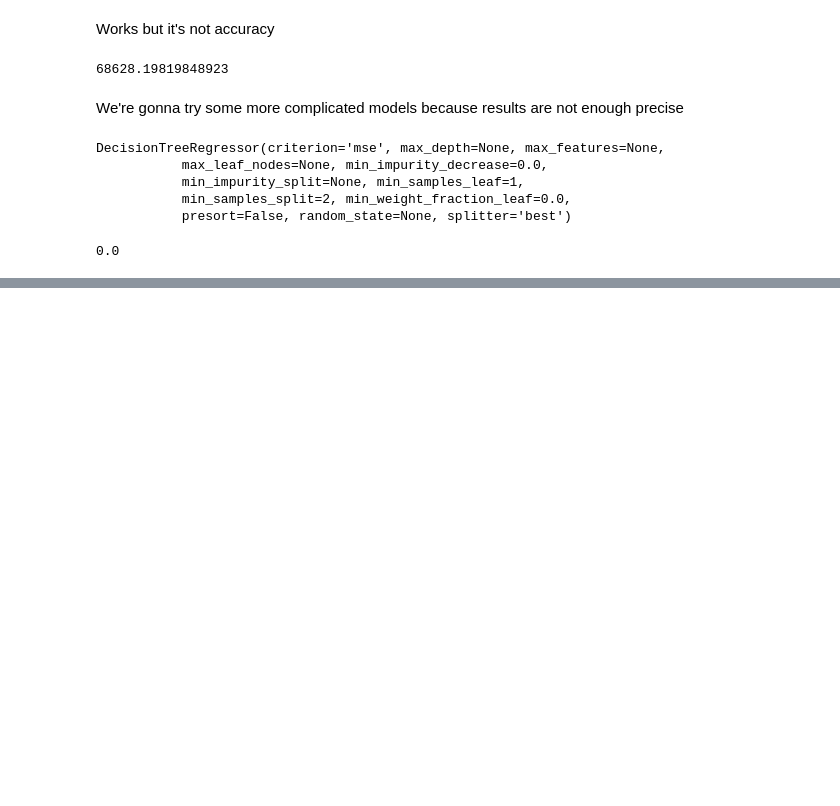
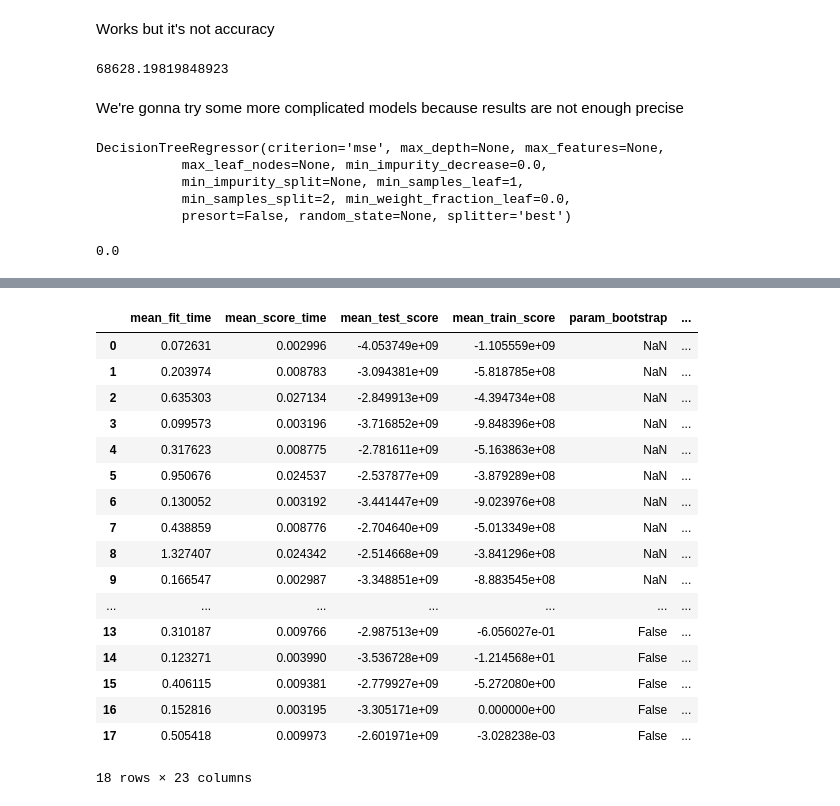
Before and after one commit to bartezz32/tensorflow-anaconda, a Jupyter notebook: chapter2/Housing.ipynb, the cells around one changed output, grey strips where cells are left out. Saved outputs shown, nothing was run; the diff lists cells and outputs as text; code cells hidden in the pictures; blank space fills up the shorter version.

Commit message:
Model ready for testing

```diff
--- a/chapter2/Housing.ipynb
+++ b/chapter2/Housing.ipynb
@@ -690,0 +720,4 @@ tree_rmse
+# %%
+from sklearn.ensemble import RandomForestRegressor
+forest_reg = RandomForestRegressor(n_estimators=10,random_state=42)
+forest_reg.fit(housing_prepared,housing_labels)
@@ -690,0 +764,14 @@ tree_rmse
+# %%
+#GridSerchCV
+from sklearn.model_selection import GridSearchCV
+
+param_grid = [
+    #It's 12 [3x4] combinations
+    {'n_estimators':[3,10,30],'max_features':[2,4,6,8]},
+    #It's 6 [2x3] combinations
+    {'bootstrap':[False],'n_estimators':[3,10],'max_features':[2,3,4]},
+]
+forest_reg = RandomForestRegressor(random_state=42)
+#It's 90 rounds of training [6x12]
+grid_search = GridSearchCV(forest_reg,param_grid,cv=5,scoring='neg_mean_squared_error',return_train_score=True)
+grid_search.fit(housing_prepared,housing_labels)
@@ -690,0 +826,21 @@ tree_rmse
+# %%
+pd.DataFrame(grid_search.cv_results_)
+# %% [output]
+|  | mean_fit_time | mean_score_time | mean_test_score | mean_train_score | param_bootstrap | ... |
+| 0 | 0.072631 | 0.002996 | -4.053749e+09 | -1.105559e+09 | NaN | ... |
+| 1 | 0.203974 | 0.008783 | -3.094381e+09 | -5.818785e+08 | NaN | ... |
+| 2 | 0.635303 | 0.027134 | -2.849913e+09 | -4.394734e+08 | NaN | ... |
+| 3 | 0.099573 | 0.003196 | -3.716852e+09 | -9.848396e+08 | NaN | ... |
+| 4 | 0.317623 | 0.008775 | -2.781611e+09 | -5.163863e+08 | NaN | ... |
+| 5 | 0.950676 | 0.024537 | -2.537877e+09 | -3.879289e+08 | NaN | ... |
+| 6 | 0.130052 | 0.003192 | -3.441447e+09 | -9.023976e+08 | NaN | ... |
+| 7 | 0.438859 | 0.008776 | -2.704640e+09 | -5.013349e+08 | NaN | ... |
+| 8 | 1.327407 | 0.024342 | -2.514668e+09 | -3.841296e+08 | NaN | ... |
+| 9 | 0.166547 | 0.002987 | -3.348851e+09 | -8.883545e+08 | NaN | ... |
+| ... | ... | ... | ... | ... | ... | ... |
+| 13 | 0.310187 | 0.009766 | -2.987513e+09 | -6.056027e-01 | False | ... |
+| 14 | 0.123271 | 0.003990 | -3.536728e+09 | -1.214568e+01 | False | ... |
+| 15 | 0.406115 | 0.009381 | -2.779927e+09 | -5.272080e+00 | False | ... |
+| 16 | 0.152816 | 0.003195 | -3.305171e+09 | 0.000000e+00 | False | ... |
+| 17 | 0.505418 | 0.009973 | -2.601971e+09 | -3.028238e-03 | False | ... |
+18 rows × 23 columns
```
Also changed, not shown: parts of 16 cells of this notebook.
